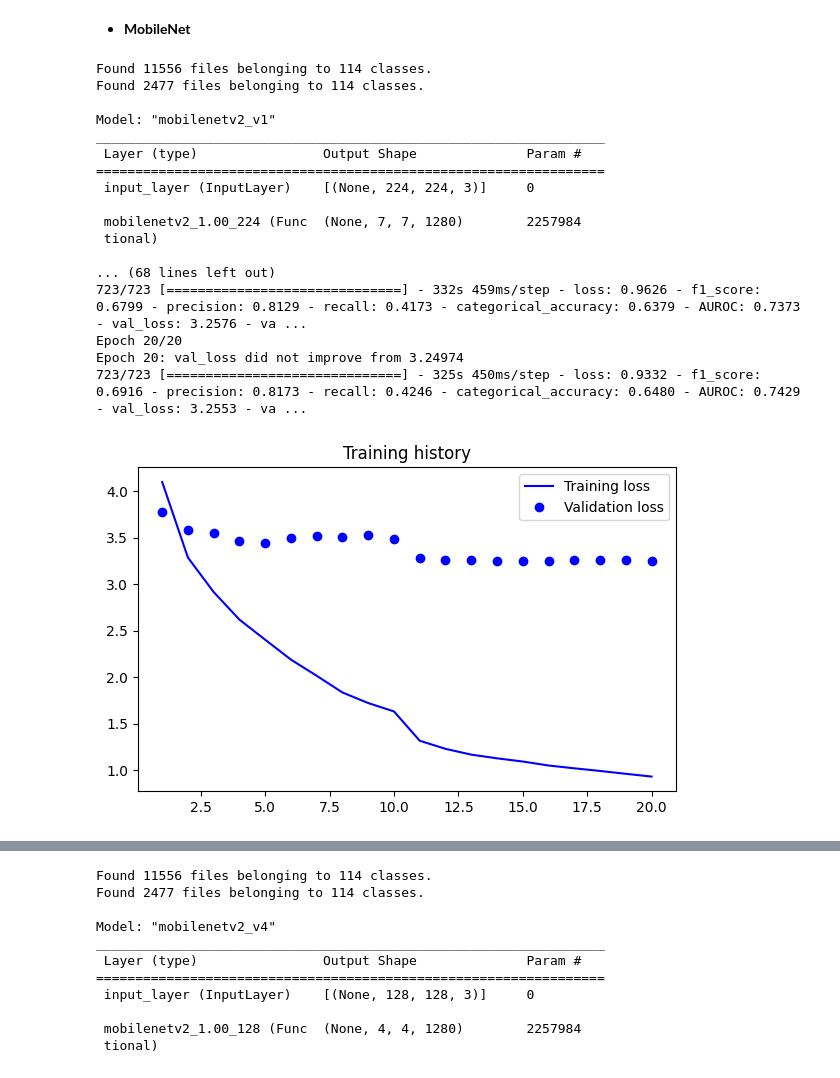
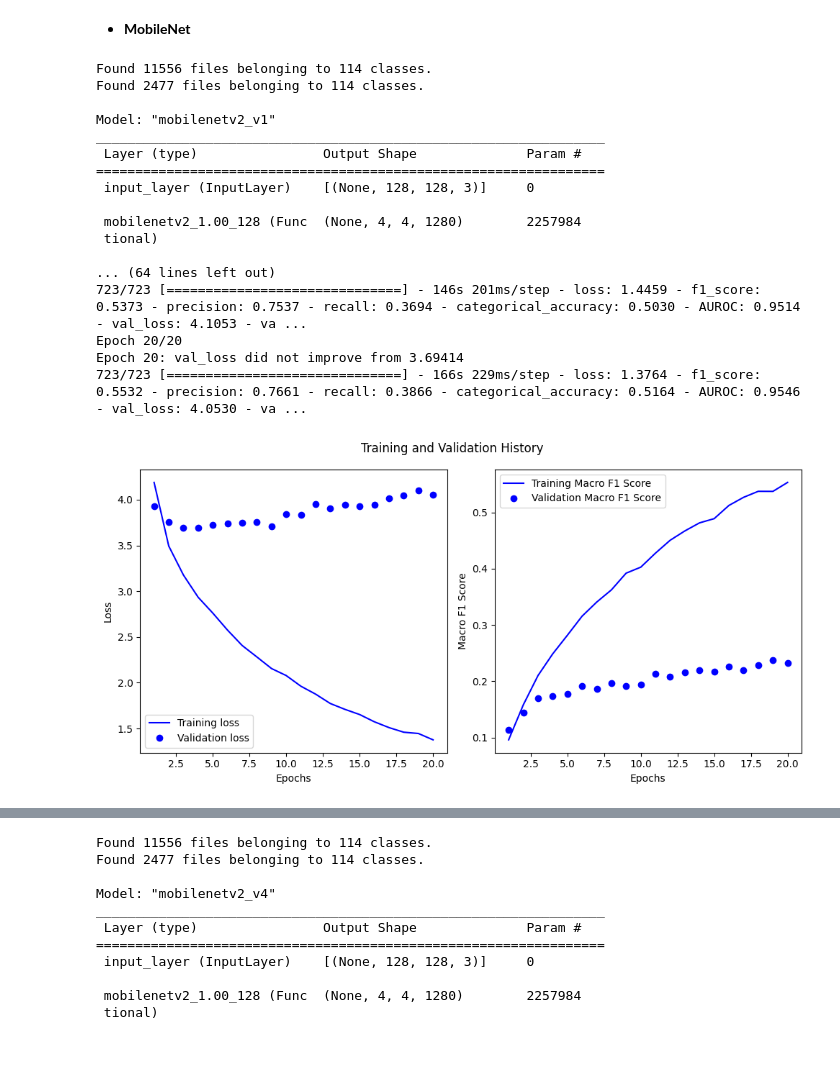
Before and after one commit to fmportela/deep-learning-23-24-nova-ims-group-project, a Jupyter notebook: 4-model-train.ipynb, the cells around one changed output, grey strips where cells are left out. Saved outputs shown, nothing was run; the diff lists cells and outputs as text; code cells hidden in the pictures.

Commit message:
changes to mobile net v2

```diff
--- a/4-model-train.ipynb
+++ b/4-model-train.ipynb
@@ -1030,7 +1030,7 @@ def mobilenetv2_v1(model_name: str):
         tf.keras.layers.Dense(256, kernel_initializer=tf.keras.initializers.GlorotNormal(seed=SEED), bias_initializer='zeros'),
         tf.keras.layers.BatchNormalization(),
         tf.keras.layers.Activation('relu'),
-        tf.keras.layers.Dense(114, kernel_initializer=tf.keras.initializers.GlorotNormal(seed=SEED), bias_initializer='zeros')
+        tf.keras.layers.Dense(114, activation='softmax', kernel_initializer=tf.keras.initializers.GlorotNormal(seed=SEED), bias_initializer='zeros')
     ], name='head_model')
 
     # building the model
@@ -1041,7 +1041,7 @@ def mobilenetv2_v1(model_name: str):
 
     compile_kwargs = {
         'optimizer': tf.keras.optimizers.Adam(learning_rate=0.001),
-        'loss': tf.keras.losses.CategoricalCrossentropy(from_logits=True),
+        'loss': tf.keras.losses.CategoricalCrossentropy(from_logits=False),
         'metrics': METRICS
     }
 
@@ -1069,38 +1069,38 @@ def mobilenetv2_v1(model_name: str):
                         verbose=1),
     ]
 
     # model fitting
     history = model.fit(augmented_train,
                         epochs=20,
                         validation_data=val_data,
                         class_weight=CLASS_WEIGHTS,
                         callbacks=callbacks_list,
                         verbose=1)
 
     return model, history.history
 
 
 model_name = mobilenetv2_v1.__name__
 model, history = mobilenetv2_v1(model_name)
 save_model_history(history, os.path.join(HISTORIES_PATH, f'{model_name}.pkl'))
 print()
-plot_loss_history(history)
+plot_loss_and_f1_history(history)
 # %% [output]
 Found 11556 files belonging to 114 classes.
 Found 2477 files belonging to 114 classes.
 
 Model: "mobilenetv2_v1"
 _________________________________________________________________
  Layer (type)                Output Shape              Param #
 =================================================================
- input_layer (InputLayer)    [(None, 224, 224, 3)]     0
+ input_layer (InputLayer)    [(None, 128, 128, 3)]     0
 
- mobilenetv2_1.00_224 (Func  (None, 7, 7, 1280)        2257984
+ mobilenetv2_1.00_128 (Func  (None, 4, 4, 1280)        2257984
  tional)
 
-... (68 lines left out)
-723/723 [==============================] - 332s 459ms/step - loss: 0.9626 - f1_score: 0.6799 - precision: 0.8129 - recall: 0.4173 - categorical_accuracy: 0.6379 - AUROC: 0.7373 - val_loss: 3.2576 - va ...
+... (64 lines left out)
+723/723 [==============================] - 146s 201ms/step - loss: 1.4459 - f1_score: 0.5373 - precision: 0.7537 - recall: 0.3694 - categorical_accuracy: 0.5030 - AUROC: 0.9514 - val_loss: 4.1053 - va ...
 Epoch 20/20
-Epoch 20: val_loss did not improve from 3.24974
-723/723 [==============================] - 325s 450ms/step - loss: 0.9332 - f1_score: 0.6916 - precision: 0.8173 - recall: 0.4246 - categorical_accuracy: 0.6480 - AUROC: 0.7429 - val_loss: 3.2553 - va ...
+Epoch 20: val_loss did not improve from 3.69414
+723/723 [==============================] - 166s 229ms/step - loss: 1.3764 - f1_score: 0.5532 - precision: 0.7661 - recall: 0.3866 - categorical_accuracy: 0.5164 - AUROC: 0.9546 - val_loss: 4.0530 - va ...
-[figure, old version]
+[figure, new version]
```
Also changed, not shown: parts of 11 cells of this notebook.
